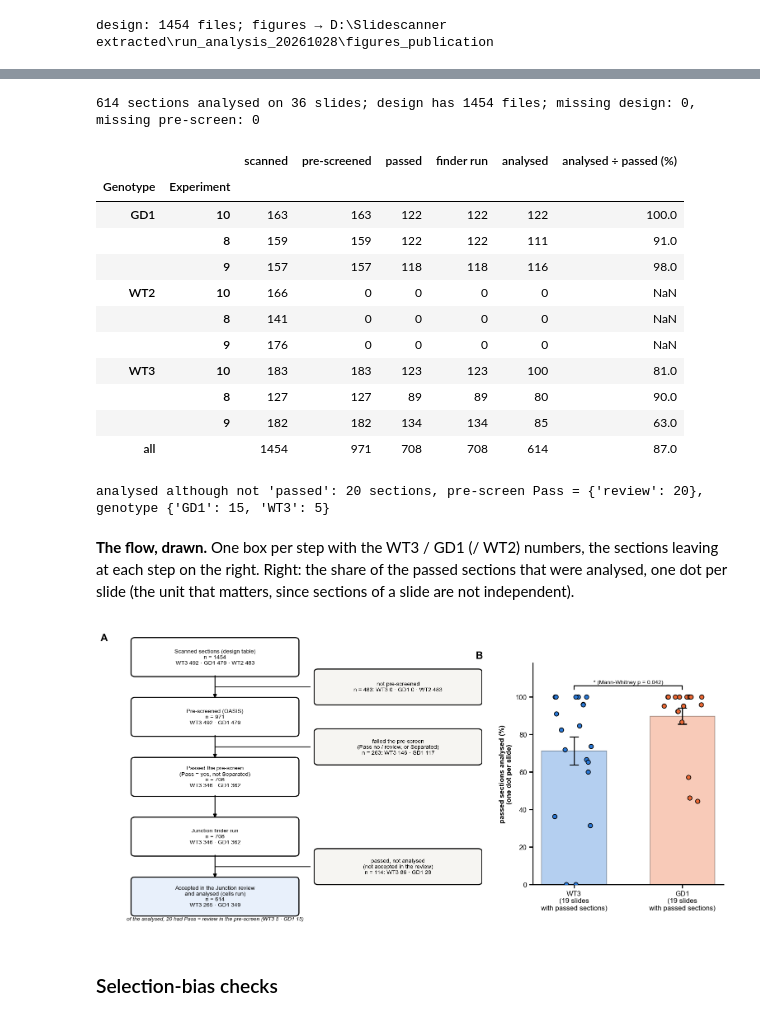
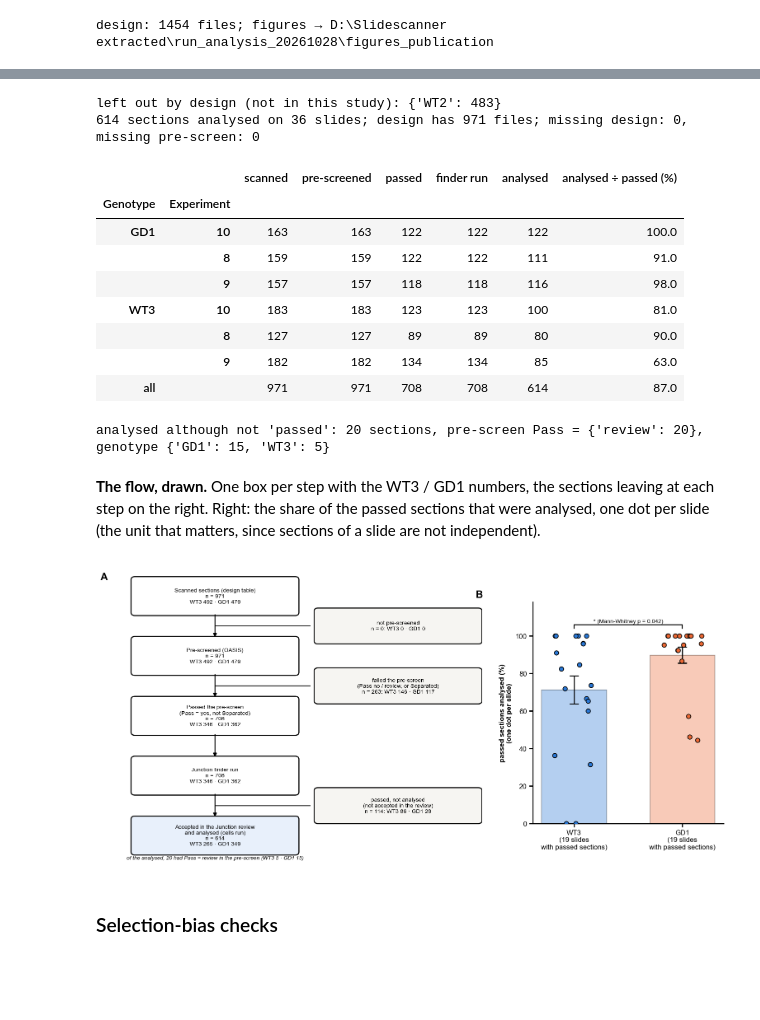
Before and after one commit to daggermaster3000/ARGUS, a Jupyter notebook: notebooks/publication/01_pipeline_validation.ipynb, the cells around one changed output, grey strips where cells are left out. Drawn from its saved outputs; the diff is of its cells as text; code cells hidden in the pictures; blank space fills up the shorter version.

Commit message:
docs(notebooks): publication validation — WT2 left out by design; junctions judged as screened and redrawn by hand
Co-Authored-By: Claude Opus 5.5 (1M context) <noreply@anthropic.com>

```diff
--- a/notebooks/publication/01_pipeline_validation.ipynb
+++ b/notebooks/publication/01_pipeline_validation.ipynb
@@ -199,7 +203,10 @@ sections["Folded (yes)"] = sections["Folded"].eq("yes")
 finder = pd.read_csv(FINDER_CSV).drop_duplicates("name").set_index("name")
 
 # The flow: every scanned file, step by step.
-flow = design.set_index("name")[["Genotype", "Experiment", "slide"]].copy()
+# WT2 is in the file list but not part of this study: the flow starts from the study's genotypes.
+excluded = design[~design["Genotype"].isin(GENOTYPES)]
+print(f"left out by design (not in this study): {excluded['Genotype'].value_counts().to_dict()}")
+flow = design[design["Genotype"].isin(GENOTYPES)].set_index("name")[["Genotype", "Experiment", "slide"]].copy()
 ps = prescreen.set_index("name")
 flow["pre-screened"] = flow.index.isin(ps.index)
 flow["Pass"] = flow.index.map(ps["Pass"])
@@ -219,26 +226,24 @@ off_route = flow[flow["analysed"] & ~flow["passed"]]
 print(f"analysed although not 'passed': {len(off_route)} sections, pre-screen Pass = "
       f"{off_route['Pass'].value_counts().to_dict()}, genotype {off_route['Genotype'].value_counts().to_dict()}")
 # %% [output]
-614 sections analysed on 36 slides; design has 1454 files; missing design: 0, missing pre-screen: 0
+left out by design (not in this study): {'WT2': 483}
+614 sections analysed on 36 slides; design has 971 files; missing design: 0, missing pre-screen: 0
 |  |  | scanned | pre-screened | passed | finder run | analysed | analysed ÷ passed (%) |
 | Genotype | Experiment |  |  |  |  |  |  |
 | GD1 | 10 | 163 | 163 | 122 | 122 | 122 | 100.0 |
 |  | 8 | 159 | 159 | 122 | 122 | 111 | 91.0 |
 |  | 9 | 157 | 157 | 118 | 118 | 116 | 98.0 |
-| WT2 | 10 | 166 | 0 | 0 | 0 | 0 | NaN |
-|  | 8 | 141 | 0 | 0 | 0 | 0 | NaN |
-|  | 9 | 176 | 0 | 0 | 0 | 0 | NaN |
 | WT3 | 10 | 183 | 183 | 123 | 123 | 100 | 81.0 |
 |  | 8 | 127 | 127 | 89 | 89 | 80 | 90.0 |
 |  | 9 | 182 | 182 | 134 | 134 | 85 | 63.0 |
-| all |  | 1454 | 971 | 708 | 708 | 614 | 87.0 |
+| all |  | 971 | 971 | 708 | 708 | 614 | 87.0 |
 analysed although not 'passed': 20 sections, pre-screen Pass = {'review': 20}, genotype {'GD1': 15, 'WT3': 5}
 # %% [markdown]
-**The flow, drawn.** One box per step with the WT3 / GD1 (/ WT2) numbers, the sections leaving at each step on the right. Right: the share of the passed sections that were analysed, one dot per slide (the unit that matters, since sections of a slide are not independent).
+**The flow, drawn.** One box per step with the WT3 / GD1 numbers, the sections leaving at each step on the right. Right: the share of the passed sections that were analysed, one dot per slide (the unit that matters, since sections of a slide are not independent).
 # %%
 def flow_numbers(mask):
     part = flow[mask]
-    return {g: int((part["Genotype"] == g).sum()) for g in ["WT3", "GD1", "WT2"]}
+    return {g: int((part["Genotype"] == g).sum()) for g in GENOTYPES}
 
 
 def box(ax, x, y, text, w=0.42, h=0.11, face="white"):
@@ -248,7 +253,7 @@ def box(ax, x, y, text, w=0.42, h=0.11, face="white"):
 
 
 def fmt(n):
-    return f"WT3 {n['WT3']} · GD1 {n['GD1']}" + (f" · WT2 {n['WT2']}" if n["WT2"] else "")
+    return f"WT3 {n['WT3']} · GD1 {n['GD1']}"
 
 
 fig = plt.figure(figsize=(14, 6.6))
@@ -279,34 +284,34 @@ for step, (text, mask) in outs.items():
     n = flow_numbers(mask)
     ax.plot([0.3, 0.55], [y, y], color="black", lw=1.2)
     box(ax, 0.78, y, f"{text}\nn = {sum(n.values())}: {fmt(n)}", w=0.42, h=0.1, face="#f6f5f2")
 n = flow_numbers(masks["analysed"] & ~masks["passed"])
 ax.text(0.3, 0.02, f"of the analysed, {sum(n.values())} had Pass = review in the pre-screen ({fmt(n)})",
         ha="center", fontsize=8.5, style="italic")
 ax.text(0.0, 0.98, "A", fontsize=16, fontweight="bold", va="top")
 
 # B: per slide, the share of its passed sections that was analysed.
 ax = fig.add_axes([0.68, 0.14, 0.3, 0.74])
 slide_flow = (flow[flow["Genotype"].isin(GENOTYPES) & flow["passed"]].groupby("slide")
               .agg(Genotype=("Genotype", "first"), Experiment=("Experiment", "first"),
                    passed=("passed", "sum"), analysed=("analysed", "sum")))
 slide_flow["kept (%)"] = 100 * slide_flow["analysed"] / slide_flow["passed"]
 p_kept = stats.mannwhitneyu(*[slide_flow.loc[slide_flow["Genotype"] == g, "kept (%)"] for g in GENOTYPES]).pvalue
 rng = np.random.default_rng(SEED)
 for k, g in enumerate(GENOTYPES):
     y = slide_flow.loc[slide_flow["Genotype"] == g, "kept (%)"]
     ax.bar(k, y.mean(), width=0.6, color=GENOTYPE_COLOURS[g], alpha=0.35, **EDGE)
     ax.errorbar(k, y.mean(), yerr=y.std(ddof=1) / np.sqrt(len(y)), color="black", capsize=7, lw=1.8, capthick=1.8)
     ax.scatter(k + rng.uniform(-0.18, 0.18, len(y)), y, s=48, color=GENOTYPE_COLOURS[g], zorder=3, **EDGE)
 ax.plot([0, 0, 1, 1], [104, 106, 106, 104], color="black", lw=1.5)
 ax.text(0.5, 107, f"{stars(p_kept)} (Mann-Whitney p = {p_kept:.2g})", ha="center", fontsize=9)
 ax.set_xticks([0, 1], [f"{g}\n({int((slide_flow['Genotype'] == g).sum())} slides\nwith passed sections)" for g in GENOTYPES])
 ax.set_ylim(0, 118)
 ax.set_ylabel("passed sections analysed (%)\n(one dot per slide)")
 ax.text(-0.3, 1.02, "B", transform=ax.transAxes, fontsize=16, fontweight="bold")
 save(fig, "data_flow")
 plt.show()
 # %% [output]
-[figure, old version]
+[figure, new version]
 # %% [markdown]
 ### Selection-bias checks
 # %%
```
Also changed, not shown: parts of 14 cells of this notebook.
